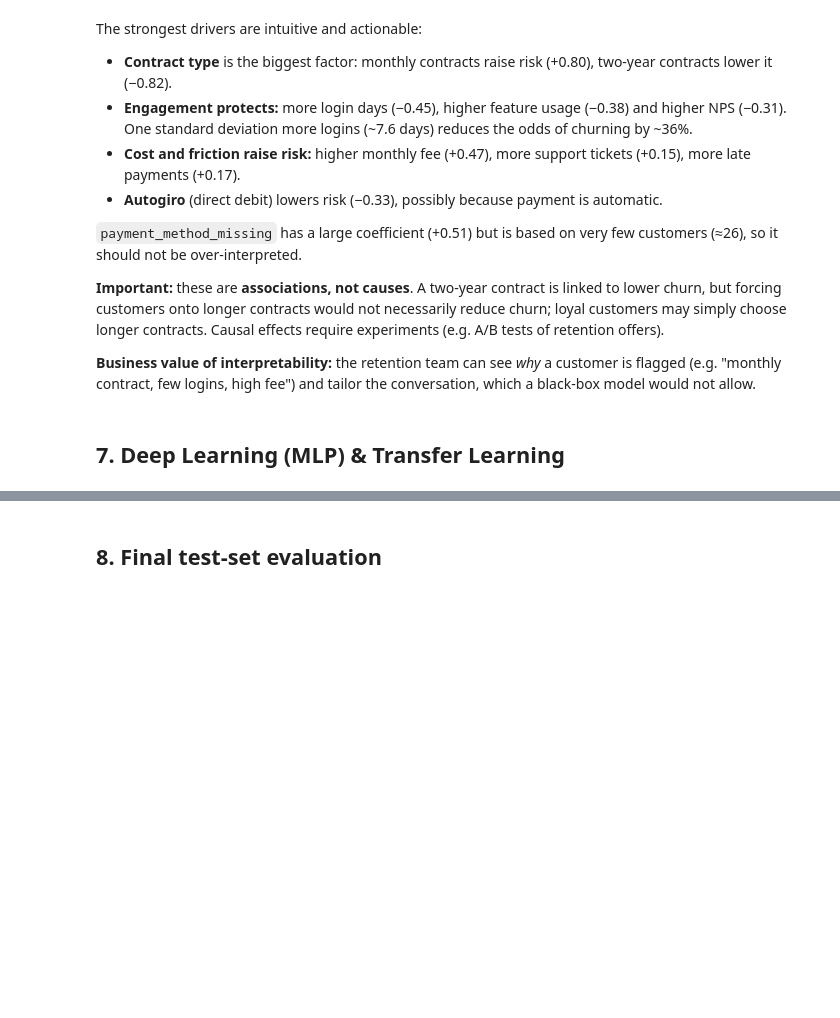
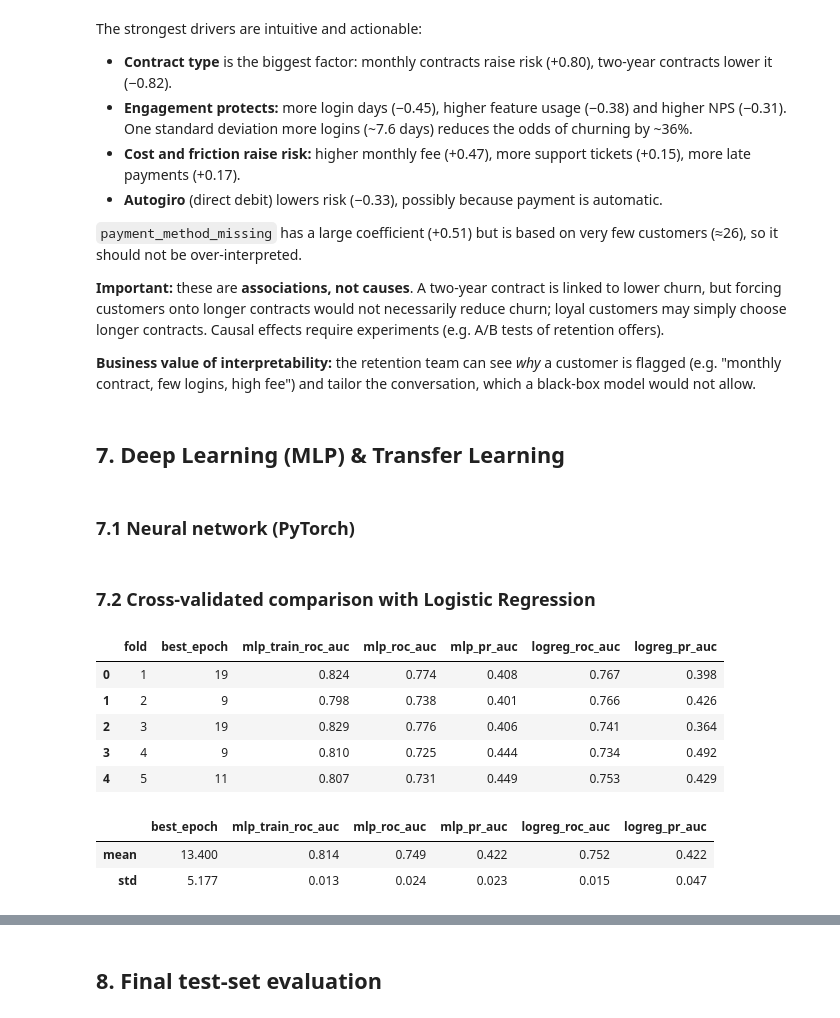
Before and after one commit to mineterkan/customer-churn-prediction, a Jupyter notebook: notebooks/churn_analysis.ipynb, the cells around one changed output, grey strips where cells are left out. Saved outputs shown, nothing was run; the diff lists cells and outputs as text; code cells hidden in the pictures; blank space fills up the shorter version.

```diff
--- a/notebooks/churn_analysis.ipynb
+++ b/notebooks/churn_analysis.ipynb
@@ -894,3 +894,23 @@ The strongest drivers are intuitive and actionable:
 **Business value of interpretability:** the retention team can see *why* a customer is flagged (e.g. "monthly contract, few logins, high fee") and tailor the conversation, which a black-box model would not allow.
 # %% [markdown]
 ## 7. Deep Learning (MLP) & Transfer Learning
+# %% [markdown]
+### 7.1 Neural network (PyTorch)
+# %%
+import torch
+import torch.nn as nn
+import copy
+
+DEVICE = "cpu"   # tiny tabular network: CPU is fastest; GPU/MPS adds overhead without benefit
+
+class ChurnMLP(nn.Module):
+    """Feed-forward network: input → 32 → 16 → 1 (logit)."""
+    def __init__(self, n_inputs, hidden1=32, hidden2=16, dropout=0.2):
+        super().__init__()
+        self.net = nn.Sequential(
+            nn.Linear(n_inputs, hidden1), nn.ReLU(), nn.Dropout(dropout),
+            nn.Linear(hidden1, hidden2), nn.ReLU(), nn.Dropout(dropout),
+            nn.Linear(hidden2, 1),
+        )
+    def forward(self, x):
+        return self.net(x).squeeze(1)   # one logit per customer
@@ -896,0 +966,42 @@ The strongest drivers are intuitive and actionable:
+# %% [markdown]
+### 7.2 Cross-validated comparison with Logistic Regression
+# %%
+mlp_rows, histories = [], []
+for fold, (tr_idx, va_idx) in enumerate(cv.split(X_train_final, y_train), start=1):
+    X_tr, X_va = X_train_final.iloc[tr_idx], X_train_final.iloc[va_idx]
+    y_tr, y_va = y_train.iloc[tr_idx], y_train.iloc[va_idx]
+
+    # Early-stopping set is carved out of the TRAINING folds → the CV validation fold stays untouched
+    X_fit, X_es, y_fit, y_es = train_test_split(X_tr, y_tr, test_size=0.15,
+                                                stratify=y_tr, random_state=RANDOM_STATE)
+    pre = make_preprocessor(FINAL_NUM_COLS).fit(X_fit)          # fitted on training data only
+    model, hist, best_epoch = train_mlp(to_dense(pre.transform(X_fit)), y_fit.values,
+                                        to_dense(pre.transform(X_es)), y_es.values)
+    histories.append((hist, best_epoch))
+    p_mlp = predict_mlp(model, to_dense(pre.transform(X_va)))
+    p_fit = predict_mlp(model, to_dense(pre.transform(X_fit)))
+
+    lr_model = make_final_model().fit(X_tr, y_tr)               # same fold, same features
+    p_lr = lr_model.predict_proba(X_va)[:, 1]
+
+    mlp_rows.append({"fold": fold, "best_epoch": best_epoch + 1,
+                     "mlp_train_roc_auc": roc_auc_score(y_fit, p_fit),
+                     "mlp_roc_auc": roc_auc_score(y_va, p_mlp),
+                     "mlp_pr_auc": average_precision_score(y_va, p_mlp),
+                     "logreg_roc_auc": roc_auc_score(y_va, p_lr),
+                     "logreg_pr_auc": average_precision_score(y_va, p_lr)})
+
+mlp_df = pd.DataFrame(mlp_rows)
+display(mlp_df.round(3))
+summary = mlp_df.drop(columns="fold").agg(["mean", "std"]).round(3)
+summary
+# %% [output]
+|  | fold | best_epoch | mlp_train_roc_auc | mlp_roc_auc | mlp_pr_auc | logreg_roc_auc | logreg_pr_auc |
+| 0 | 1 | 19 | 0.824 | 0.774 | 0.408 | 0.767 | 0.398 |
+| 1 | 2 | 9 | 0.798 | 0.738 | 0.401 | 0.766 | 0.426 |
+| 2 | 3 | 19 | 0.829 | 0.776 | 0.406 | 0.741 | 0.364 |
+| 3 | 4 | 9 | 0.810 | 0.725 | 0.444 | 0.734 | 0.492 |
+| 4 | 5 | 11 | 0.807 | 0.731 | 0.449 | 0.753 | 0.429 |
+|  | best_epoch | mlp_train_roc_auc | mlp_roc_auc | mlp_pr_auc | logreg_roc_auc | logreg_pr_auc |
+| mean | 13.400 | 0.814 | 0.749 | 0.422 | 0.752 | 0.422 |
+| std | 5.177 | 0.013 | 0.024 | 0.023 | 0.015 | 0.047 |
```
Also changed, not shown: parts of 5 cells of this notebook, 1 other file.
